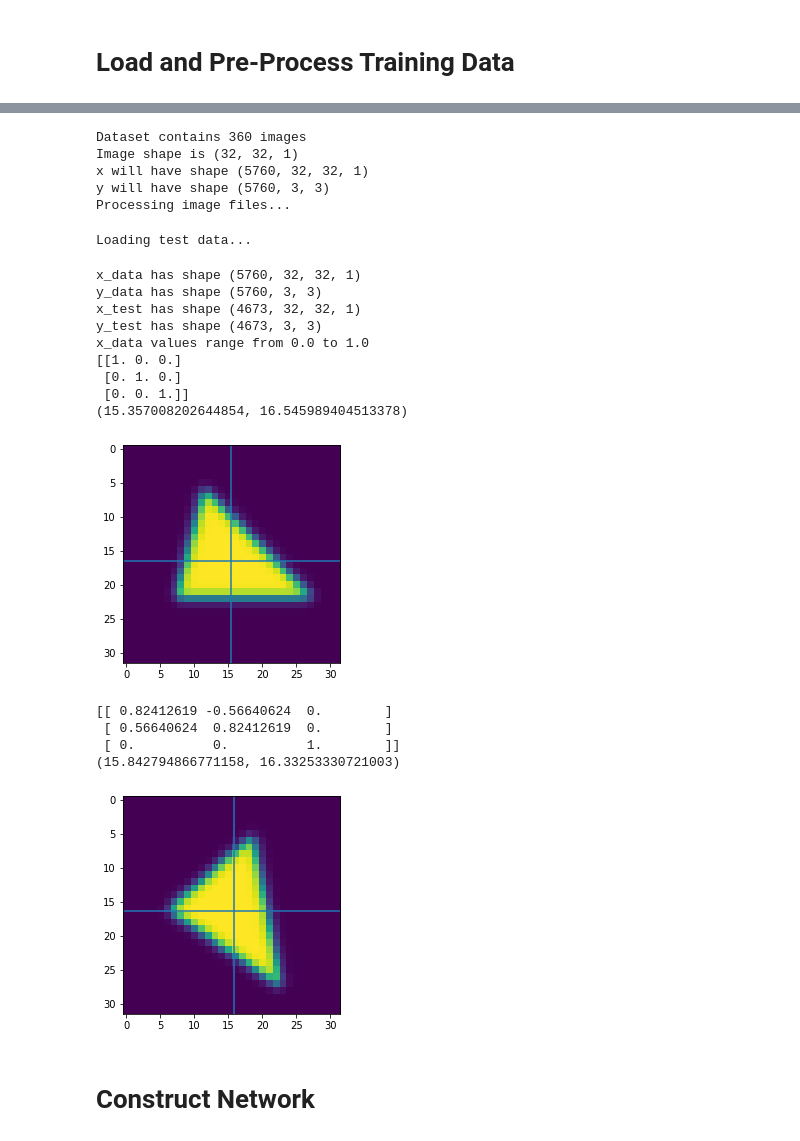
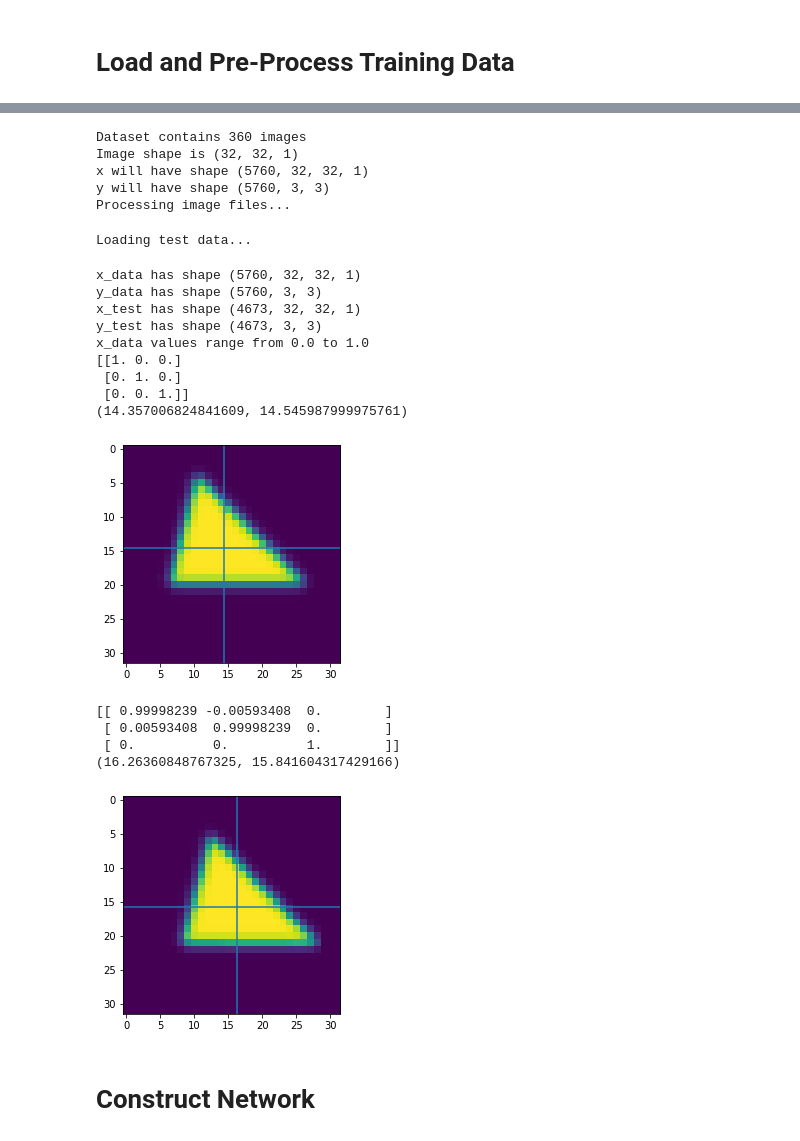
Before and after one commit to SEMOrientation/Y4ProjectNotebooks, a Jupyter notebook: 2D_Network.ipynb, the cells around one changed output, grey strips where cells are left out. Drawn from its saved outputs; the diff is of its cells as text; code cells hidden in the pictures.

```diff
--- a/2D_Network.ipynb
+++ b/2D_Network.ipynb
@@ -498,7 +500,7 @@ for i, imf in tqdm(enumerate(image_files), total=total_images):
         augment_centre=AUGMENT_CENTRE,
     )
 
-test_image_files = os.listdir(os.path.join(DATASET_DIR, "test"))
+test_image_files = sorted(os.listdir(os.path.join(DATASET_DIR, "test")))
 total_test_images = len(test_image_files)
 x_test = np.zeros((total_test_images,) + x_data.shape[1:])
 y_test = np.zeros((total_test_images,) + y_data.shape[1:])
@@ -520,40 +522,40 @@ COM = ndimage.measurements.center_of_mass(im0.T)
 plt.axvline(COM[0])
 plt.axhline(COM[1])
 print(rot0)
 print(COM)
 plt.show()
 
 im1 = x_test[1,:,:].reshape(RESIZE_SHAPE).T
 rot1 = y_test[1]
 plt.imshow(im1)
 COM = ndimage.measurements.center_of_mass(im1.T)
 plt.axvline(COM[0])
 plt.axhline(COM[1])
 print(rot1)
 print(COM)
 plt.show()
 # %% [output]
 Dataset contains 360 images
 Image shape is (32, 32, 1)
 x will have shape (5760, 32, 32, 1)
 y will have shape (5760, 3, 3)
 Processing image files...
 Loading test data...
 x_data has shape (5760, 32, 32, 1)
 y_data has shape (5760, 3, 3)
 x_test has shape (4673, 32, 32, 1)
 y_test has shape (4673, 3, 3)
 x_data values range from 0.0 to 1.0
 [[1. 0. 0.]
  [0. 1. 0.]
  [0. 0. 1.]]
-(15.357008202644854, 16.545989404513378)
+(14.357006824841609, 14.545987999975761)
-[figure, old version]
+[figure, new version]
-[[ 0.82412619 -0.56640624  0.        ]
- [ 0.56640624  0.82412619  0.        ]
+[[ 0.99998239 -0.00593408  0.        ]
+ [ 0.00593408  0.99998239  0.        ]
  [ 0.          0.          1.        ]]
-(15.842794866771158, 16.33253330721003)
+(16.26360848767325, 15.841604317429166)
-[figure, old version]
+[figure, new version]
 # %% [markdown]
 # Construct Network
 # %%
```
Also changed, not shown: parts of 1 cell of this notebook.
